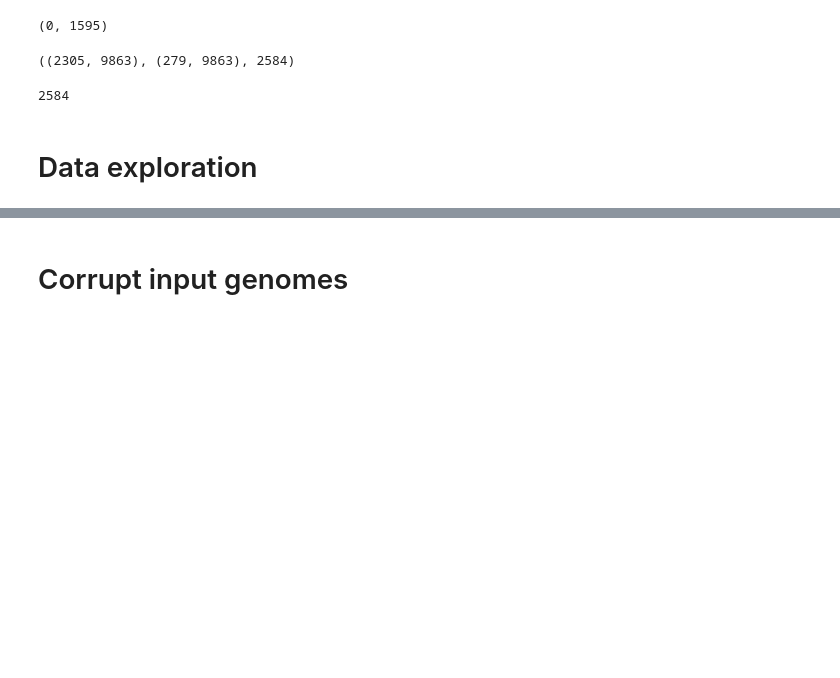
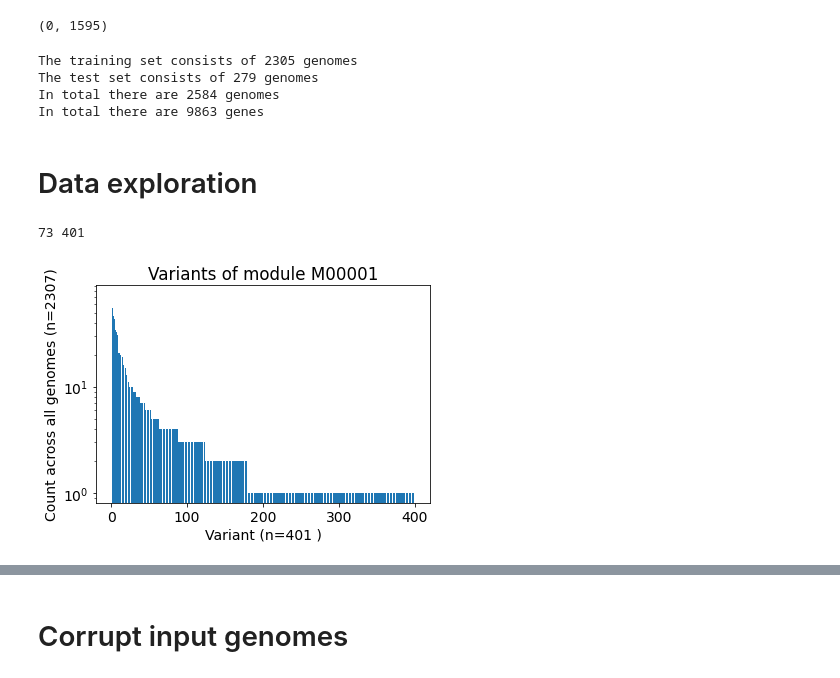
Before and after one commit to natasha-dudek/DeepGenomeVector, a Jupyter notebook: main.ipynb, the cells around one changed output, grey strips where cells are left out. Cells and saved outputs as stored; diff of their text form; code cells hidden in the pictures; blank space fills up the shorter version.

```diff
--- a/main.ipynb
+++ b/main.ipynb
@@ -35,23 +50,5 @@ mode = "Desktop" # "CC" | "Desktop"
 #local_dir="/home/ndudek/projects/def-dprecup/ndudek/hp_tuning_04-12-2020/TUNE_RESULT_DIR"
 
 BASE_DIR = '/Users/natasha/Desktop/vae/'
-#BASE_DIR ="/home/ndudek/projects/def-dprecup/ndudek/hp_tuning_04-12-2020/TUNE_RESULT_DIR"
-
-if mode == "Desktop":
-    settings = Namespace(
-        DATA_FP = '/Users/natasha/Desktop/mcgill_postdoc/ncbi_genomes/genome_embeddings/data/',
-        SAVE_FP = '/Users/natasha/Desktop/',
-        num_epochs = 2,
-        num_cpus=5,
-        replacement_threshold = 0.5, # probability over which binarizer converts to a 1
-        num_corruptions = 100, # number of corrupted versions of a genome to produce
-    )
-elif mode == "CC":
-    settings = Namespace(
-        DATA_FP = '/home/ndudek/projects/def-dprecup/ndudek/hp_tuning_04-12-2020/',
-        SAVE_FP = '/home/ndudek/projects/def-dprecup/ndudek/hp_tuning_04-12-2020/',
-        num_epochs = 2,
-        num_cpus=5,
-        replacement_threshold = 0.5, # probability over which binarizer converts to a 1
-        num_corruptions = 100, # number of corrupted versions of a genome to produce
-    )
+DATA_DIR = '/Users/natasha/Desktop/mcgill_postdoc/ncbi_genomes/kegg_dataset/'
+replacement_threshold = 0.5 # probability over which binarizer converts to a 1
@@ -58,7 +57,6 @@ elif mode == "CC":
 # %%
-tla_to_tnum, keepers = pre_process.genomes2include(mode)
-tnum_to_tla = {v:k for k,v in tla_to_tnum.items()}
-org_to_kos, n_kos_tot, all_kos = pre_process.load_kos(tla_to_tnum, mode)
-org_to_mod_to_kos, mod_sets = pre_process.load_mods(mode)
+tla_to_tnum, tnum_to_tla, keepers = pre_process.genomes2include(DATA_DIR)
+tnum_to_kos, n_kos_tot, all_kos = pre_process.load_kos(tla_to_tnum, tnum_to_tla, tla_to_mod_to_kos, DATA_DIR)
+org_to_mod_to_kos, mod_sets = pre_process.load_mods(DATA_DIR)
 mod_to_kos = pre_process.create_mod_to_kos(org_to_mod_to_kos)
 # %% [output]
@@ -122,3 +68,10 @@ train_data.shape
+# %%
+all_kos = torch.load(BASE_DIR+"all_kos_2020-09-29.pt")
+tla_to_mod_to_kos = torch.load(BASE_DIR+"tla_to_mod_to_kos_2020-09-29.pt")
+train_data = torch.load(BASE_DIR+"kegg_v2_train_2020-09-29.pt")
+test_data = torch.load(BASE_DIR+"kegg_v2_test_2020-09-29.pt")
+train_genomes = torch.load(BASE_DIR+"kegg_v2_train_genomes_2020-09-29.pt")
+test_genomes = torch.load(BASE_DIR+"kegg_v2_test_genomes_2020-09-29.pt")
 # %% [markdown]
 # Filter dataset
 # %%
@@ -151,27 +105,34 @@ all_kos = np.array(all_kos)[good_cols].tolist()
 (test_data.sum(axis=1) == 0).sum(), (test_data.sum(axis=0) == 0).sum()
 # %% [output]
 (0, 1595)
-# %%
-train_data.shape, test_data.shape, train_data.shape[0]+test_data.shape[0]
-# %% [output]
-((2305, 9863), (279, 9863), 2584)
-# %%
-train_data.shape[0] + test_data.shape[0]
-# %% [output]
-2584
+# %%
+print("The training set consists of "+str(train_data.shape[0])+" genomes")
+print("The test set consists of "+str(test_data.shape[0])+" genomes")
+print("In total there are "+str(train_data.shape[0]+test_data.shape[0])+" genomes")
+print("In total there are "+str(train_data.shape[1])+" genes")
+# %% [output]
+The training set consists of 2305 genomes
+The test set consists of 279 genomes
+In total there are 2584 genomes
+In total there are 9863 genes
 # %% [markdown]
 # Data exploration
 # %%
 plt.rcParams.update({'font.size': 14})
 # %%
+# Histogram showing variants of a given module across genomes in the full dataset
+##### not filtered (mod_sets)
 mod = 'M00001'
 a = list(mod_sets[mod].values())
 a.sort(reverse=True)
 x_labels = [i for i in range(len(mod_sets[mod].values()))]
 plt.bar(x_labels, a)
 plt.yscale('log')
 plt.title("Variants of module "+mod)
 plt.xlabel("Variant (n="+str(len(mod_sets[mod].values()))+" )")
-plt.ylabel("Count across all genomes (n="+str(len(org_to_mod_to_kos))+")")
+plt.ylabel("Count across all genomes (n="+str(len(tla_to_mod_to_kos))+")")
 print(max(mod_sets[mod].values()), len(a))
+# %% [output]
+73 401
+[figure, added]
 # %%
```
Also changed, not shown: parts of 40 cells of this notebook, 3 other files.
